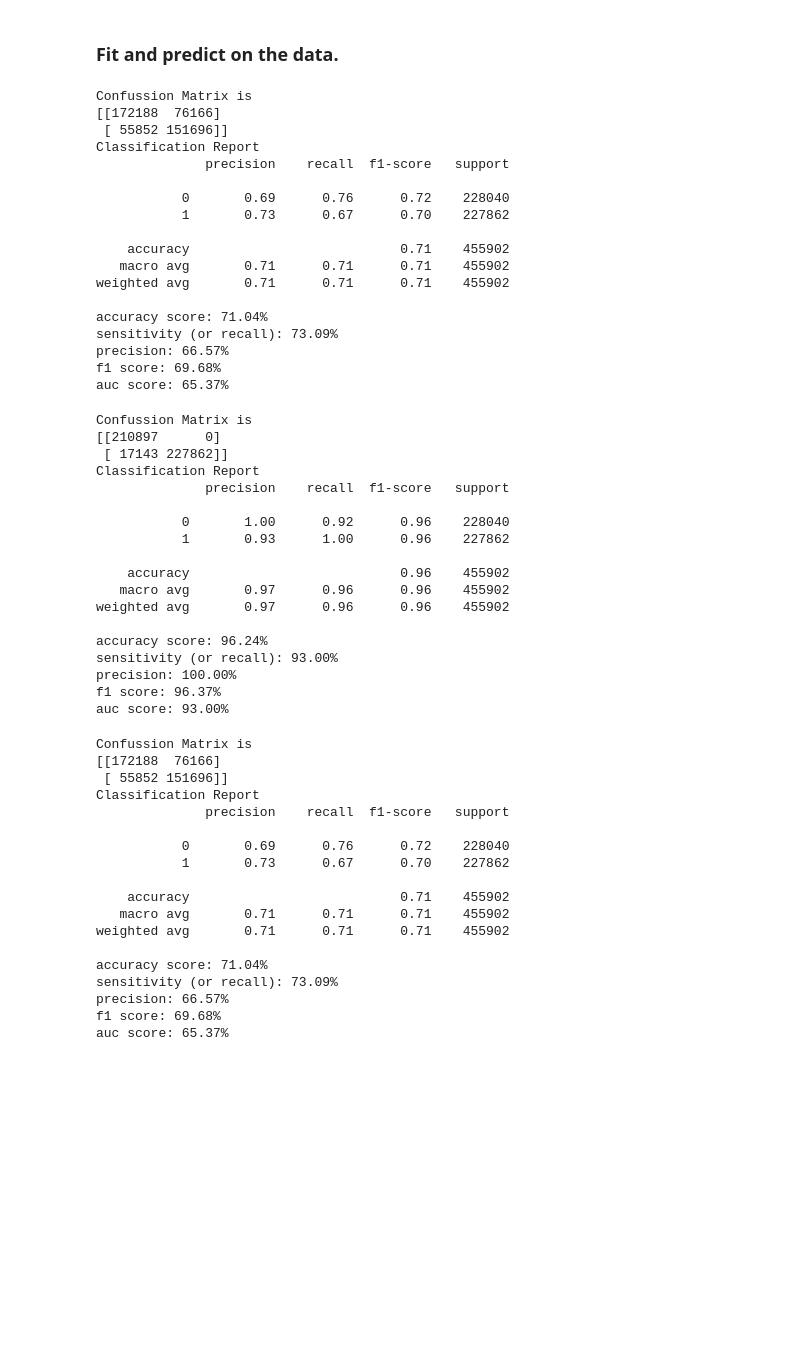
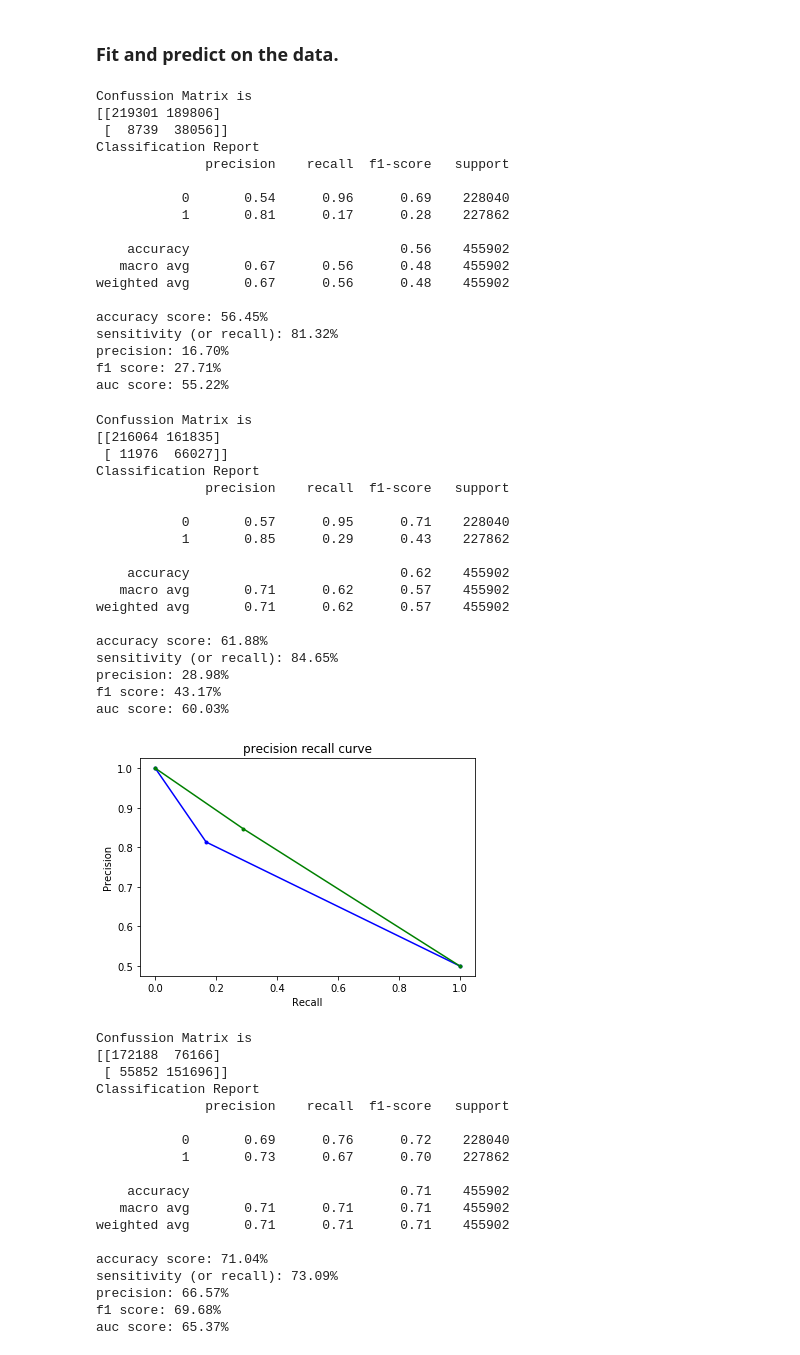
Before and after one commit to Vrushali-M/Fall_2019_ML_project, a Jupyter notebook: ml_project.ipynb, the cells around one changed output. Drawn from its saved outputs; the diff is of its cells as text; code cells hidden in the pictures; blank space fills up the shorter version.

```diff
--- a/ml_project.ipynb
+++ b/ml_project.ipynb
@@ -662,6 +662,19 @@ def Metrics(Y, T):
     #print(auc)
     print("auc score: {:.2f}%".format(100 * auc_score))
     return {"accuray":accuracy_score, "precision":precision, "recall":recall, "f1":f1, "auc":auc_score, "fpr":fpr,"tpr":tpr}
+# %%
+def plot_pre_curve(y_test,Y_pred_all, Y_pred_):
+    precision1, recall1, thresholds1 = precision_recall_curve(y_test, Y_pred_)
+    precision2, recall2, thresholds2 = precision_recall_curve(y_test, Y_pred_all)
+    #plt.plot([0, 1], [0.5, 0.5], linestyle='--')
+    # plot the precision-recall curve for the model
+    plt.plot(recall1, precision1, marker='.', color= 'b')
+    plt.plot(recall2, precision2, marker='.',color= 'g')
+    plt.title("precision recall curve")
+    plt.xlabel('Recall')
+    plt.ylabel('Precision')
+    # show the plot
+    plt.show()
 # %%
 from sklearn.model_selection import train_test_split
 
@@ -673,55 +686,59 @@ from sklearn.naive_bayes import GaussianNB
 
 def Naivebayes(X_train, Y_train, X_test, Y_test):
   gnb = GaussianNB()
-  gnb.fit(X, y)
+  gnb.fit(X_train, Y_train)
   y_pred = gnb.predict(X_test)
   return y_pred
 # %%
 ## Test Naive Bayes without our columns
-Y_nb_ = lda(X_train_, Y_train_, X_test_, Y_test_)
-metrics_lda_ = Metrics(Y_nb_, Y_test_)
+Y_nb_ = Naivebayes(X_train_, Y_train_, X_test_, Y_test_)
+metrics_nb_ = Metrics(Y_nb_, Y_test_)
 # %% [output]
 Confussion Matrix is
-[[172188  76166]
- [ 55852 151696]]
+[[219301 189806]
+ [  8739  38056]]
 Classification Report
               precision    recall  f1-score   support
 
-           0       0.69      0.76      0.72    228040
-           1       0.73      0.67      0.70    227862
+           0       0.54      0.96      0.69    228040
+           1       0.81      0.17      0.28    227862
 
-    accuracy                           0.71    455902
-   macro avg       0.71      0.71      0.71    455902
-weighted avg       0.71      0.71      0.71    455902
+    accuracy                           0.56    455902
+   macro avg       0.67      0.56      0.48    455902
+weighted avg       0.67      0.56      0.48    455902
 
-accuracy score: 71.04%
-sensitivity (or recall): 73.09%
-precision: 66.57%
-f1 score: 69.68%
-auc score: 65.37%
+accuracy score: 56.45%
+sensitivity (or recall): 81.32%
+precision: 16.70%
+f1 score: 27.71%
+auc score: 55.22%
 # %%
 ## Test Naive Bayes with our columns
-Y_nb_all = lda(X_train_all, Y_train_all, X_test_all, Y_test_all)
-metrics_lda_ = Metrics(Y_nb_all, Y_test_all)
+Y_nb_all = Naivebayes(X_train_all, Y_train_all, X_test_all, Y_test_all)
+metrics_nb_ = Metrics(Y_nb_all, Y_test_all)
 # %% [output]
 Confussion Matrix is
-[[210897      0]
- [ 17143 227862]]
+[[216064 161835]
+ [ 11976  66027]]
 Classification Report
               precision    recall  f1-score   support
 
-           0       1.00      0.92      0.96    228040
-           1       0.93      1.00      0.96    227862
+           0       0.57      0.95      0.71    228040
+           1       0.85      0.29      0.43    227862
 
-    accuracy                           0.96    455902
-   macro avg       0.97      0.96      0.96    455902
-weighted avg       0.97      0.96      0.96    455902
+    accuracy                           0.62    455902
+   macro avg       0.71      0.62      0.57    455902
+weighted avg       0.71      0.62      0.57    455902
 
-accuracy score: 96.24%
-sensitivity (or recall): 93.00%
-precision: 100.00%
-f1 score: 96.37%
-auc score: 93.00%
+accuracy score: 61.88%
+sensitivity (or recall): 84.65%
+precision: 28.98%
+f1 score: 43.17%
+auc score: 60.03%
+# %%
+plot_pre_curve(Y_test_all,Y_nb_all, Y_nb_)
+# %% [output]
+[figure, added]
 # %%
 from sklearn.discriminant_analysis import LinearDiscriminantAnalysis as LDA
 
```
Also changed, not shown: parts of 8 cells of this notebook.
